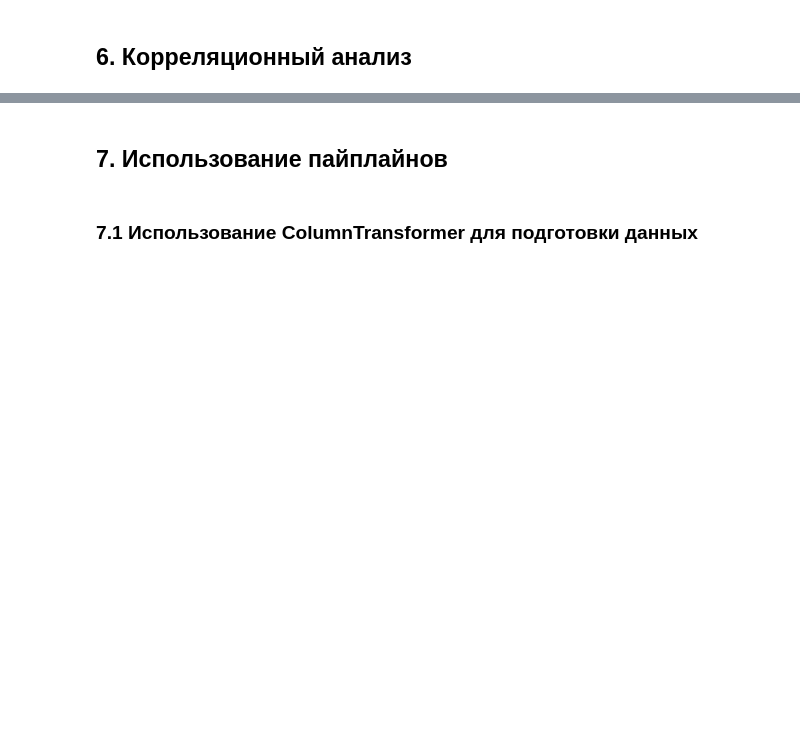
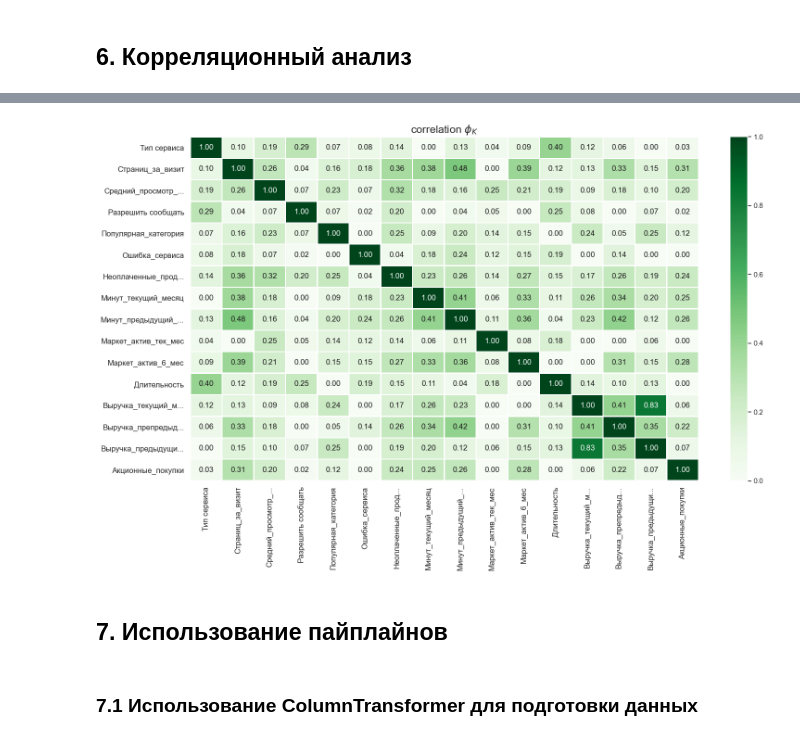
Before and after one commit to theotheo46/ds, a Jupyter notebook: vodinclick.ipynb, the cells around one changed output, grey strips where cells are left out. Saved outputs shown, nothing was run; the diff lists cells and outputs as text; code cells hidden in the pictures; blank space fills up the shorter version.

```diff
--- a/vodinclick.ipynb
+++ b/vodinclick.ipynb
@@ -441,0 +500,15 @@ dtype: float64
+# %%
+interval_cols = df_market_all_active.select_dtypes(include=np.number).columns.difference(['id'])
+
+phik_overview = phik_matrix(df_market_all_active[df_market_all_active.columns.difference(['id']).difference(['Покупательская активность'])], interval_cols=list(interval_cols))
+display(phik_overview)
+plot_correlation_matrix(
+    phik_overview.values,
+    x_labels=phik_overview.columns,
+    y_labels=phik_overview.index,
+    vmin=0, vmax=1, color_map='Greens',
+    title=r'correlation $\phi_K$',
+    fontsize_factor=1.2,
+    figsize=(16, 10)
+)
+# %% [output]
@@ -442,3 +532,4 @@ dtype: float64
+[figure, added]
 # %% [markdown]
 ## 7. Использование пайплайнов
 # %% [markdown]
```
Also changed, not shown: parts of 6 cells of this notebook.
